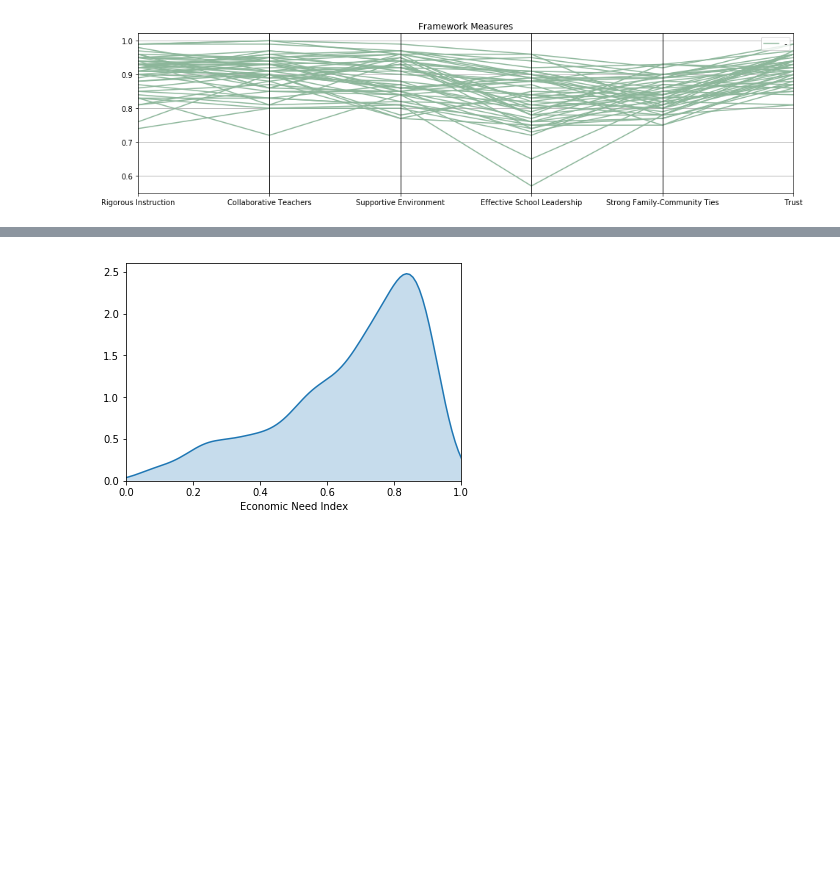
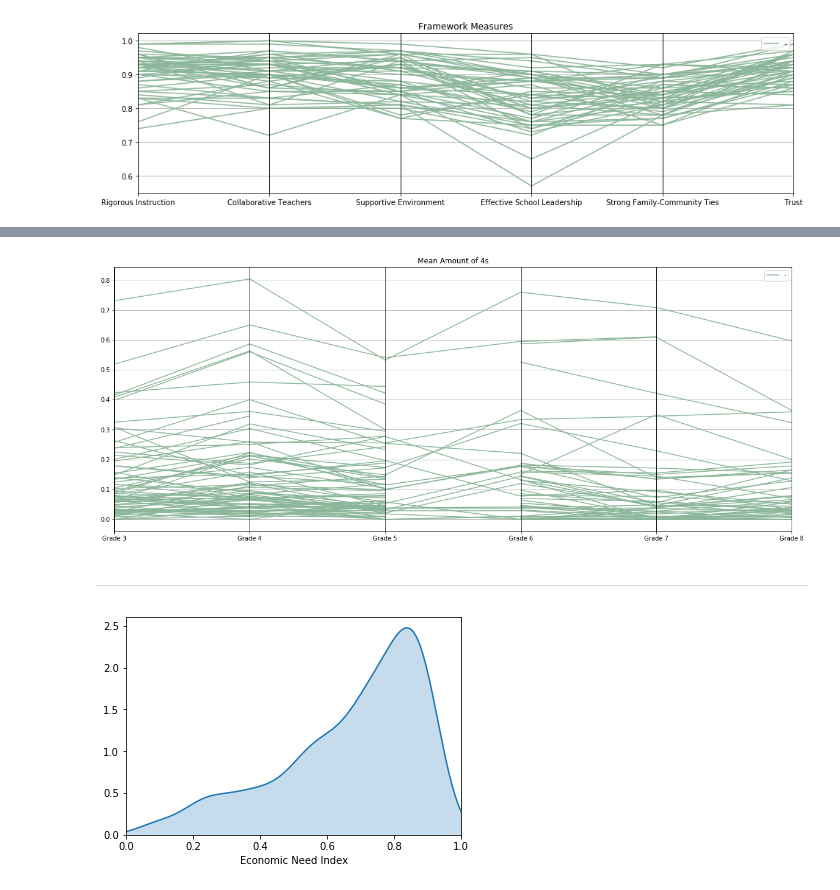
Before and after one commit to araraonline/kag-passnyc, a Jupyter notebook: notebooks/kernel-ethnic-clustering.ipynb, the cells around one changed output, grey strips where cells are left out. Saved outputs shown, nothing was run; the diff lists cells and outputs as text; code cells hidden in the pictures; blank space fills up the shorter version.

Commit message:
Mean #4s per school and grade

```diff
--- a/notebooks/kernel-ethnic-clustering.ipynb
+++ b/notebooks/kernel-ethnic-clustering.ipynb
@@ -47,6 +47,11 @@ result_columns = [c for c in df.columns if re.match(r'Grade \d.+', c)]
 df4s = df[result_columns]
 df = df.drop(result_columns, axis=1)
 
+# fix bad column name
+df4s = df4s.rename(columns={
+    'Grade 3 Math - All Students tested': 'Grade 3 Math - All Students Tested'
+})
+
 # parse values
 def parse_pct(x):
     if isinstance(x, str) and x[-1] == '%':
@@ -150,0 +161,22 @@ plt.title("Framework Measures");
+# %%
+import re
+
+melted = df4s.reset_index().melt(id_vars='DBN', value_name='Count')
+
+def calculate_grade_pct(df):
+    all_students_tested = df[df.Group == 'All Students Tested'].Count.sum()  # average for both tests
+    all_students_4s = df[df.Group == '4s - All Students'].Count.sum()
+
+    if all_students_tested > 0:
+        return all_students_4s / all_students_tested
+    else:
+        return np.nan
+
+pattern = r'^Grade (?P<Grade>\d) (?P<Test>\w+) (?:- |)(?P<Group>.*)$'
+split = pd.concat([
+    melted[['DBN', 'Count']],
+    melted.variable.str.extract(pattern)
+], axis=1)[['Test', 'DBN', 'Grade', 'Group', 'Count']]
+summarized = split.groupby(['DBN', 'Grade']).apply(calculate_grade_pct).rename('Mean 4s').reset_index()
+
+summarized.head()
@@ -151,3 +190,21 @@ plt.title("Framework Measures");
+# %%
+planified = summarized.set_index(['DBN', 'Grade'])['Mean 4s'].unstack()
+planified.columns.name = None
+planified.head()
+
+import matplotlib.pyplot as plt
+from pandas.plotting import parallel_coordinates
+
+data = planified.copy().sample(100, random_state=1)
+data.columns = ["Grade {}".format(c) for c in data.columns]
+data['dummy'] = '-'
+plt.figure(figsize=(20, 8))
+parallel_coordinates(data, 'dummy')
+plt.title("Mean Amount of 4s");
+# %% [output]
+[figure, added]
+# %% [markdown]
+---
 # %%
 data = df.copy()
 
```
Also changed, not shown: parts of 6 cells of this notebook.
